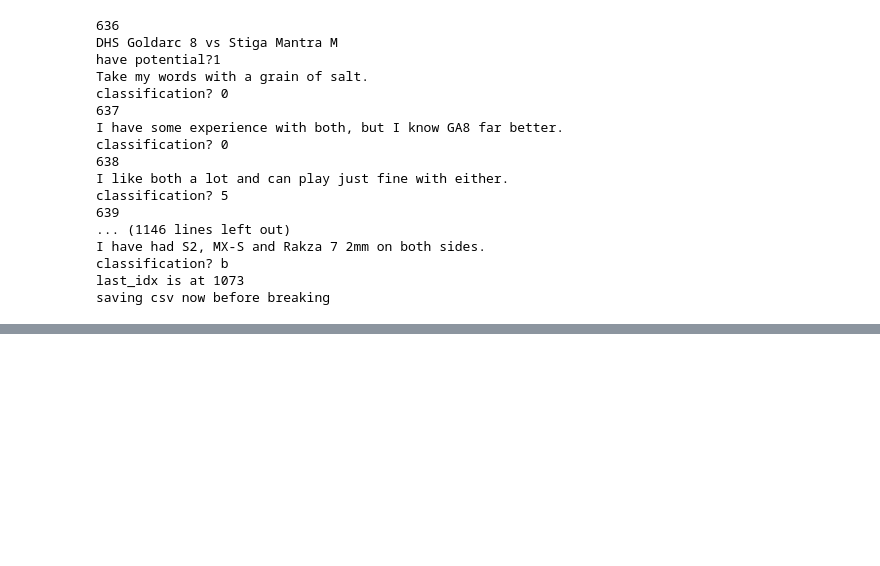
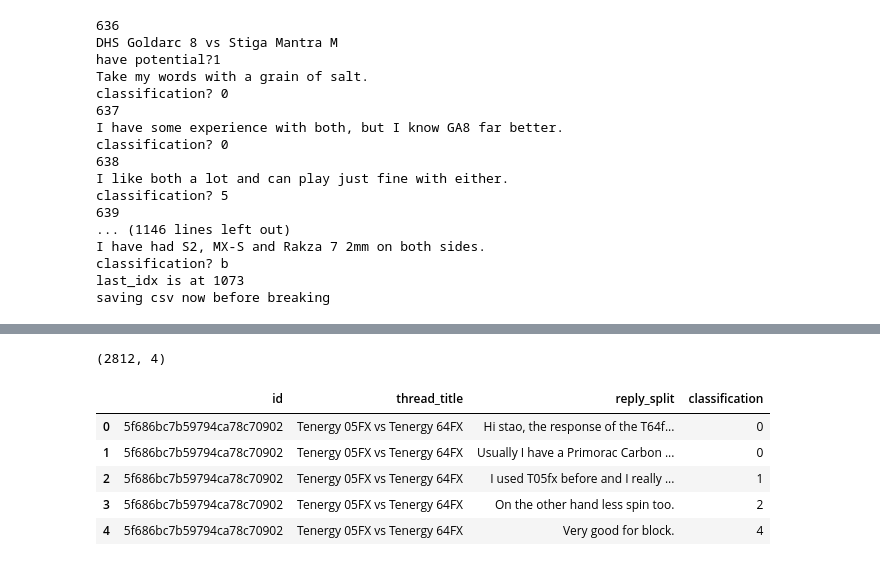
Before and after one commit to vionwinnie/ds4a-t15-tableTennis-product-review, a Jupyter notebook: EDA/LabelData.ipynb, the cells around one changed output, grey strips where cells are left out. Cells and saved outputs as stored; diff of their text form; code cells hidden in the pictures; blank space fills up the shorter version.

Commit message:
complete labelling vs data

```diff
--- a/EDA/LabelData.ipynb
+++ b/EDA/LabelData.ipynb
@@ -112,7 +112,7 @@ df_s.to_csv('data_tokenized.csv')
 ##
 import pandas as pd
 
-df_s = pd.read_csv('labels0.csv')
+df_s = pd.read_csv('labels0.csv',index_col=0)
 i0 = (df_s.classification == -1).idxmax()
 df_s.head()
 # %% [output]
@@ -309,3 +373,7 @@ sum(df_s.classification == 1)
+# %%
+df_s.shape
+# %% [output]
+(2812, 4)
 # %%
 (df_s.classification == -1).idxmax()
 # %%
@@ -313,4 +381,13 @@ df_ss = pd.read_csv('test.csv')
 # %%
 df_ss.head()
 # %%
-df_s.at[650,'classification'] = 4
+df_s.at[2068,'classification'] = 2
+# %%
+df_s.head()
+# %% [output]
+|  | id | thread_title | reply_split | classification |
+| 0 | 5f686bc7b59794ca78c70902 | Tenergy 05FX vs Tenergy 64FX | Hi stao, the response of the T64f... | 0 |
+| 1 | 5f686bc7b59794ca78c70902 | Tenergy 05FX vs Tenergy 64FX | Usually I have a Primorac Carbon ... | 0 |
+| 2 | 5f686bc7b59794ca78c70902 | Tenergy 05FX vs Tenergy 64FX | I used T05fx before and I really ... | 1 |
+| 3 | 5f686bc7b59794ca78c70902 | Tenergy 05FX vs Tenergy 64FX | On the other hand less spin too. | 2 |
+| 4 | 5f686bc7b59794ca78c70902 | Tenergy 05FX vs Tenergy 64FX | Very good for block. | 4 |
```
Also changed, not shown: parts of 6 cells of this notebook, 1 other file.
